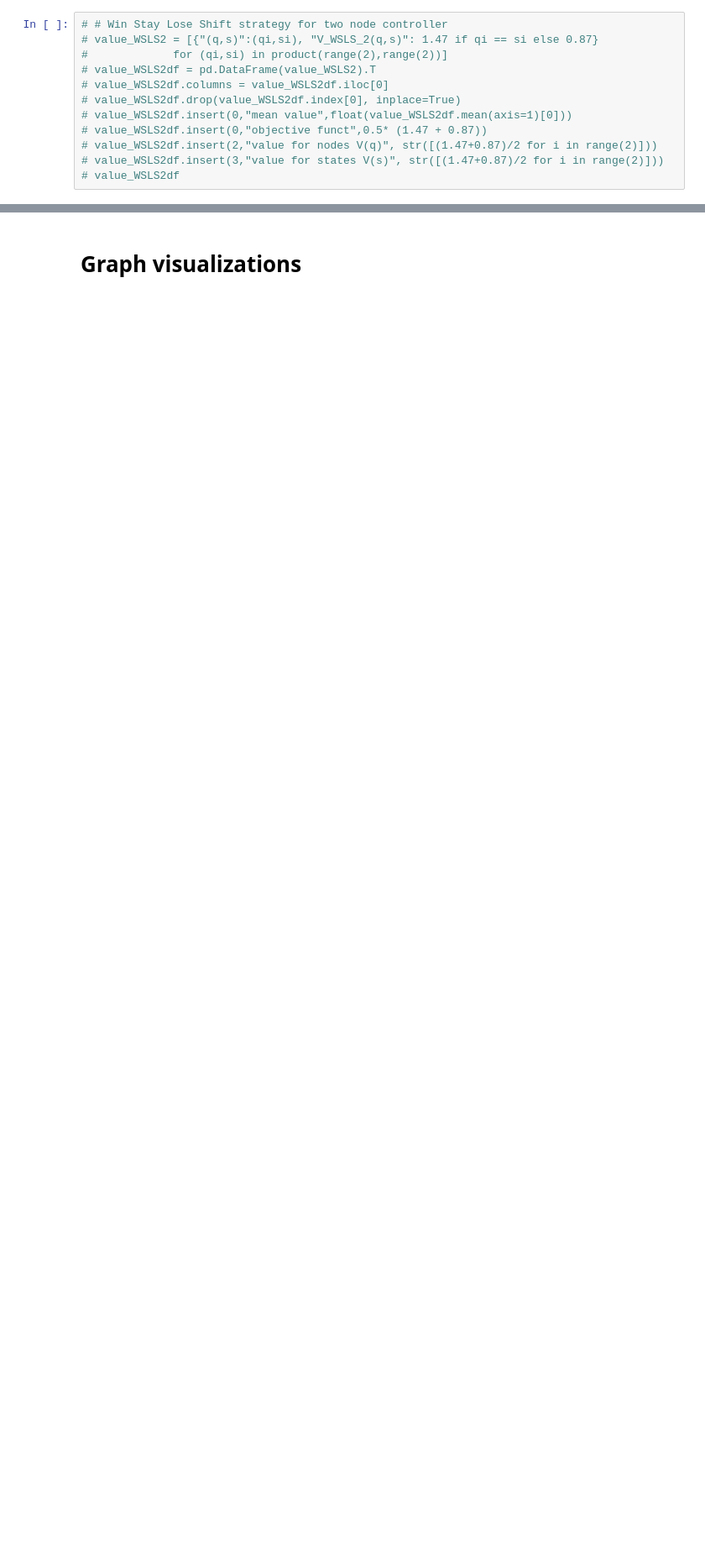
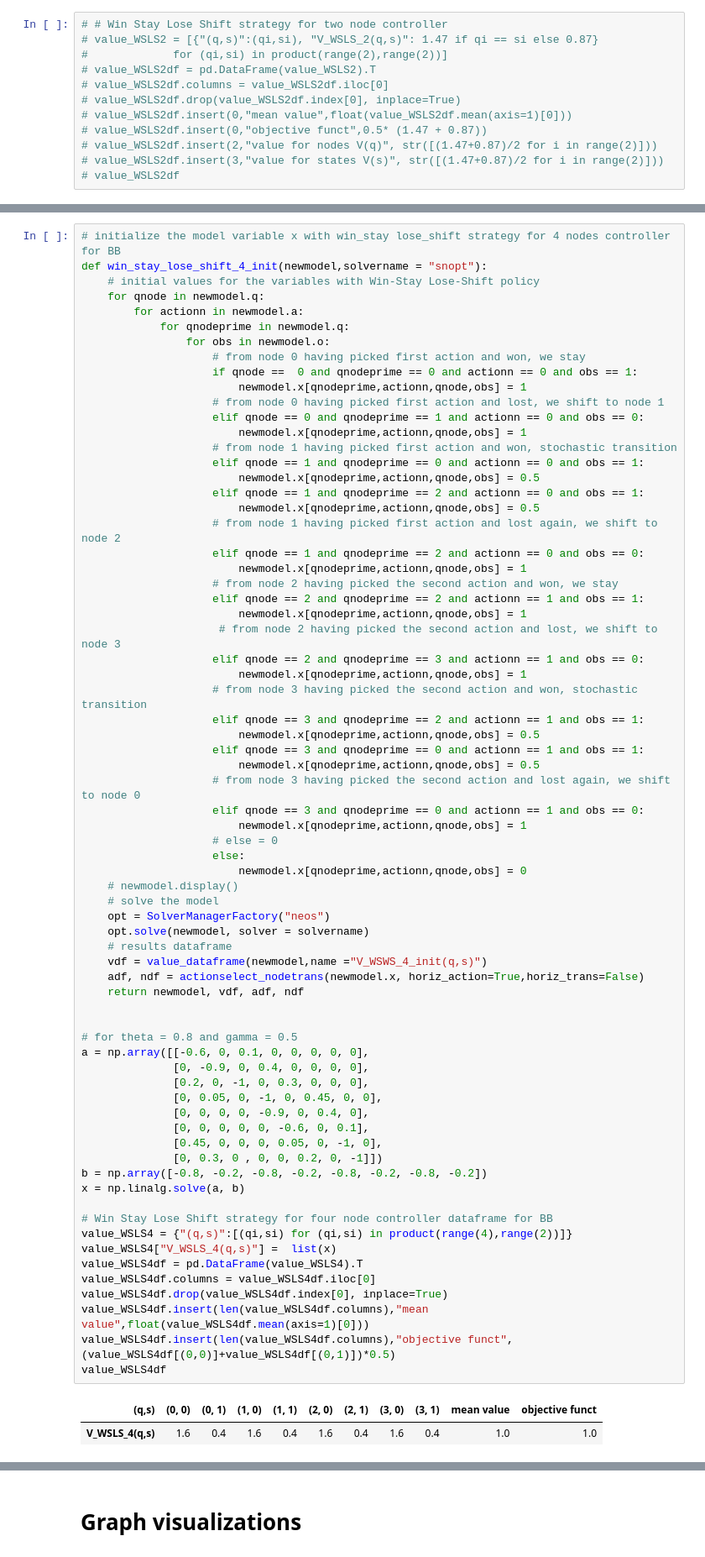
Before and after one commit to malikbf5/FSC-optimization, a Jupyter notebook: Bernoulli Bandits/Bernoulli Bandits.ipynb, the cells around one changed output, grey strips where cells are left out. Shown at 84% size. Drawn from its saved outputs; the diff is of its cells as text; blank space fills up the shorter version.

```diff
--- a/Bernoulli Bandits/Bernoulli Bandits.ipynb
+++ b/Bernoulli Bandits/Bernoulli Bandits.ipynb
@@ -346,0 +456,73 @@ adf4
+# %%
+# initialize the model variable x with win_stay lose_shift strategy for 4 nodes controller for BB
+def win_stay_lose_shift_4_init(newmodel,solvername = "snopt"):
+    # initial values for the variables with Win-Stay Lose-Shift policy
+    for qnode in newmodel.q:
+        for actionn in newmodel.a:
+            for qnodeprime in newmodel.q:
+                for obs in newmodel.o:
+                    # from node 0 having picked first action and won, we stay
+                    if qnode ==  0 and qnodeprime == 0 and actionn == 0 and obs == 1:
+                        newmodel.x[qnodeprime,actionn,qnode,obs] = 1
+                    # from node 0 having picked first action and lost, we shift to node 1
+                    elif qnode == 0 and qnodeprime == 1 and actionn == 0 and obs == 0:
+                        newmodel.x[qnodeprime,actionn,qnode,obs] = 1
+                    # from node 1 having picked first action and won, stochastic transition
+                    elif qnode == 1 and qnodeprime == 0 and actionn == 0 and obs == 1:
+                        newmodel.x[qnodeprime,actionn,qnode,obs] = 0.5
+                    elif qnode == 1 and qnodeprime == 2 and actionn == 0 and obs == 1:
+                        newmodel.x[qnodeprime,actionn,qnode,obs] = 0.5
+                    # from node 1 having picked first action and lost again, we shift to node 2
+                    elif qnode == 1 and qnodeprime == 2 and actionn == 0 and obs == 0:
+                        newmodel.x[qnodeprime,actionn,qnode,obs] = 1
+                    # from node 2 having picked the second action and won, we stay
+                    elif qnode == 2 and qnodeprime == 2 and actionn == 1 and obs == 1:
+                        newmodel.x[qnodeprime,actionn,qnode,obs] = 1
+                     # from node 2 having picked the second action and lost, we shift to node 3
+                    elif qnode == 2 and qnodeprime == 3 and actionn == 1 and obs == 0:
+                        newmodel.x[qnodeprime,actionn,qnode,obs] = 1
+                    # from node 3 having picked the second action and won, stochastic transition
+                    elif qnode == 3 and qnodeprime == 2 and actionn == 1 and obs == 1:
+                        newmodel.x[qnodeprime,actionn,qnode,obs] = 0.5
+                    elif qnode == 3 and qnodeprime == 0 and actionn == 1 and obs == 1:
+                        newmodel.x[qnodeprime,actionn,qnode,obs] = 0.5
+                    # from node 3 having picked the second action and lost again, we shift to node 0
+                    elif qnode == 3 and qnodeprime == 0 and actionn == 1 and obs == 0:
+                        newmodel.x[qnodeprime,actionn,qnode,obs] = 1
+                    # else = 0
+                    else:
+                        newmodel.x[qnodeprime,actionn,qnode,obs] = 0
+    # newmodel.display()
+    # solve the model
+    opt = SolverManagerFactory("neos")
+    opt.solve(newmodel, solver = solvername)
+    # results dataframe
+    vdf = value_dataframe(newmodel,name ="V_WSWS_4_init(q,s)")
+    adf, ndf = actionselect_nodetrans(newmodel.x, horiz_action=True,horiz_trans=False)
+    return newmodel, vdf, adf, ndf
+
+
+# for theta = 0.8 and gamma = 0.5
+a = np.array([[-0.6, 0, 0.1, 0, 0, 0, 0, 0],
+              [0, -0.9, 0, 0.4, 0, 0, 0, 0],
+              [0.2, 0, -1, 0, 0.3, 0, 0, 0],
+              [0, 0.05, 0, -1, 0, 0.45, 0, 0],
+              [0, 0, 0, 0, -0.9, 0, 0.4, 0],
+              [0, 0, 0, 0, 0, -0.6, 0, 0.1],
+              [0.45, 0, 0, 0, 0.05, 0, -1, 0],
+              [0, 0.3, 0 , 0, 0, 0.2, 0, -1]])
+b = np.array([-0.8, -0.2, -0.8, -0.2, -0.8, -0.2, -0.8, -0.2])
+x = np.linalg.solve(a, b)
+
+# Win Stay Lose Shift strategy for four node controller dataframe for BB
+value_WSLS4 = {"(q,s)":[(qi,si) for (qi,si) in product(range(4),range(2))]}
+value_WSLS4["V_WSLS_4(q,s)"] =  list(x)
+value_WSLS4df = pd.DataFrame(value_WSLS4).T
+value_WSLS4df.columns = value_WSLS4df.iloc[0]
+value_WSLS4df.drop(value_WSLS4df.index[0], inplace=True)
+value_WSLS4df.insert(len(value_WSLS4df.columns),"mean value",float(value_WSLS4df.mean(axis=1)[0]))
+value_WSLS4df.insert(len(value_WSLS4df.columns),"objective funct",(value_WSLS4df[(0,0)]+value_WSLS4df[(0,1)])*0.5)
+value_WSLS4df
+# %% [output]
+| (q,s) | (0, 0) | (0, 1) | (1, 0) | (1, 1) | (2, 0) | (2, 1) | (3, 0) | (3, 1) | mean value | objective funct |
+| V_WSLS_4(q,s) | 1.6 | 0.4 | 1.6 | 0.4 | 1.6 | 0.4 | 1.6 | 0.4 | 1.0 | 1.0 |
```
Also changed, not shown: parts of 22 cells of this notebook.
